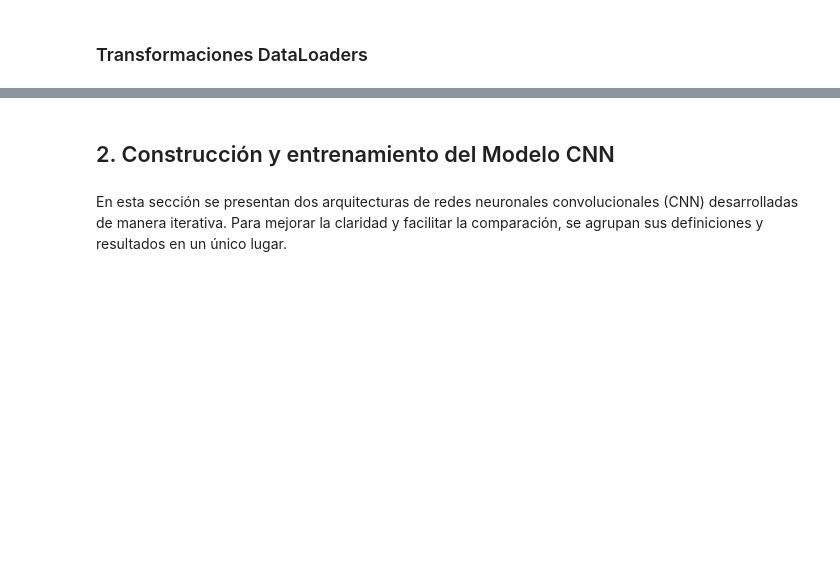
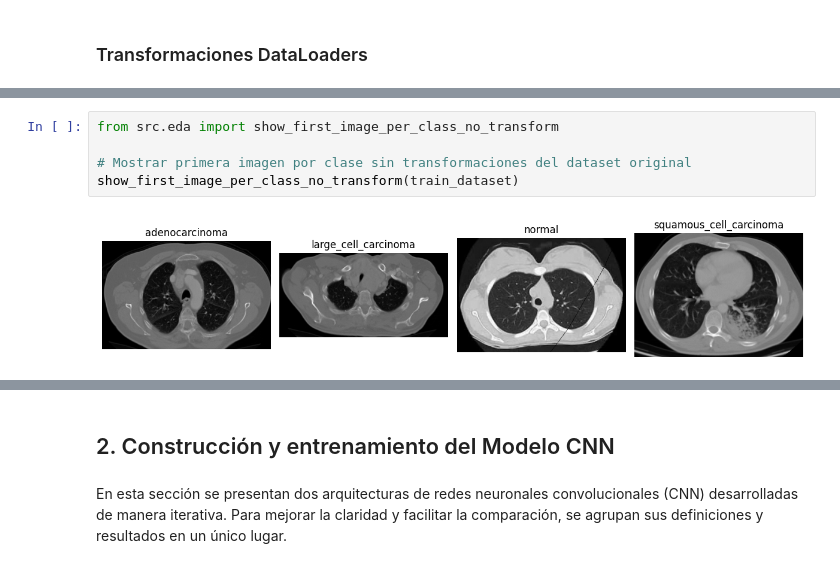
Before and after one commit to FIUBA-CEIA-18Co2024/VpC2-TP1, a Jupyter notebook: notebook.ipynb, the cells around one changed output, grey strips where cells are left out. Saved outputs shown, nothing was run; the diff lists cells and outputs as text; blank space fills up the shorter version.

```diff
--- a/notebook.ipynb
+++ b/notebook.ipynb
@@ -174,0 +257,7 @@ Completar
+# %%
+from src.eda import show_first_image_per_class_no_transform
+
+# Mostrar primera imagen por clase sin transformaciones del dataset original
+show_first_image_per_class_no_transform(train_dataset)
+# %% [output]
+[figure, added]
```
Also changed, not shown: parts of 11 cells of this notebook.
